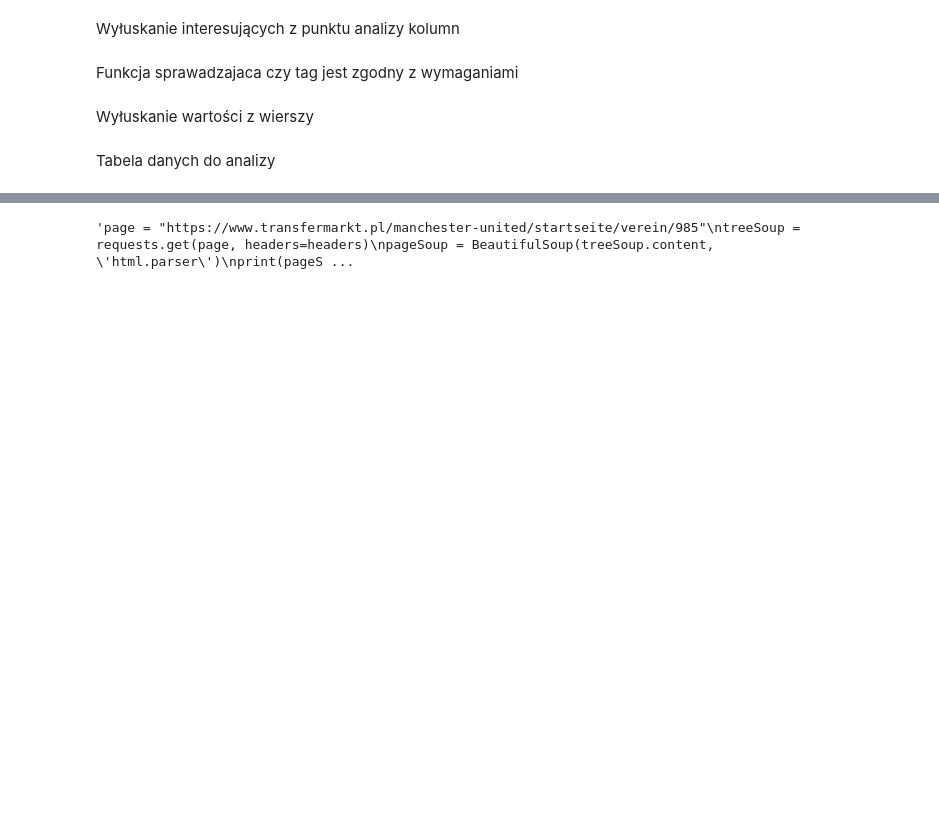
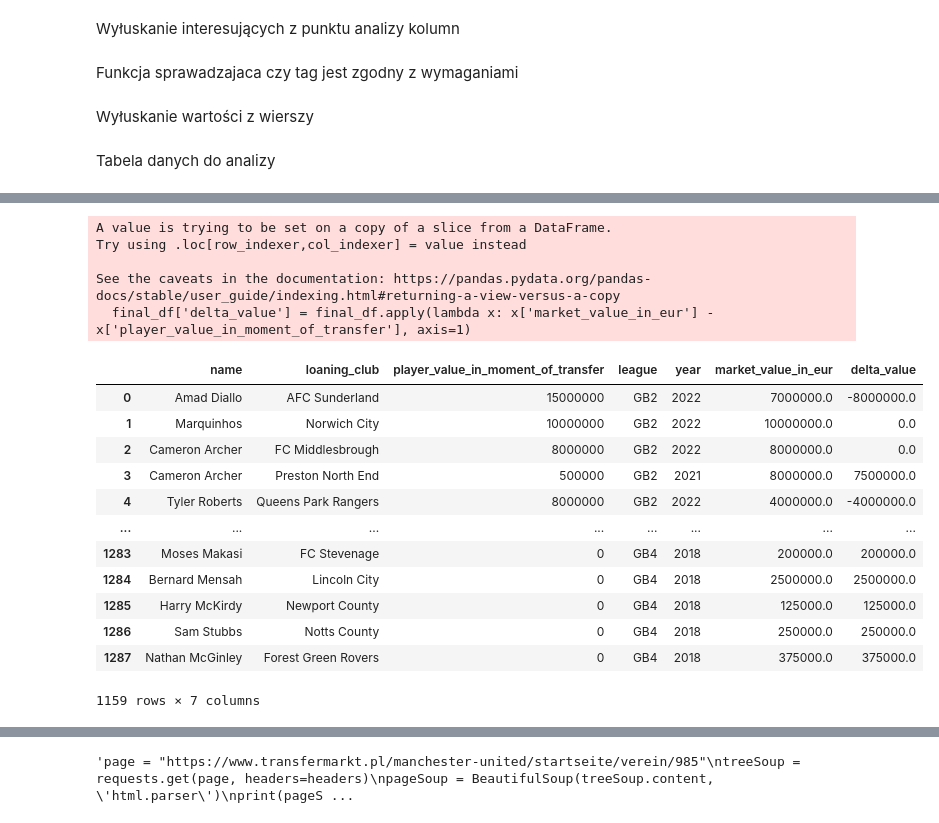
Before and after one commit to wsciekly-kredens/LoansEnglandAnalisis, a Jupyter notebook: analiza.ipynb, the cells around one changed output, grey strips where cells are left out. Drawn from its saved outputs; the diff is of its cells as text; code cells hidden in the pictures; blank space fills up the shorter version.

Commit message:
creating final table to analyze

```diff
--- a/analiza.ipynb
+++ b/analiza.ipynb
@@ -105,0 +125,6 @@ Graczy: 963, Klubów: 1926, Wartości: 1926
+# %%
+players = pd.read_csv("players.csv")
+players = players.loc[:, ['name','market_value_in_eur']]
+final_df = pd.merge(loan_df,players, on='name')
+final_df.to_csv("final_loans.csv", index = False)
+final_df
@@ -105,0 +181,22 @@ Graczy: 963, Klubów: 1926, Wartości: 1926
+# %%
+final_df['delta_value'] = final_df.apply(lambda x: x['market_value_in_eur'] - x['player_value_in_moment_of_transfer'], axis=1)
+final_df
+# %% [output]
+A value is trying to be set on a copy of a slice from a DataFrame.
+Try using .loc[row_indexer,col_indexer] = value instead
+
+See the caveats in the documentation: https://pandas.pydata.org/pandas-docs/stable/user_guide/indexing.html#returning-a-view-versus-a-copy
+  final_df['delta_value'] = final_df.apply(lambda x: x['market_value_in_eur'] - x['player_value_in_moment_of_transfer'], axis=1)
+|  | name | loaning_club | player_value_in_moment_of_transfer | league | year | market_value_in_eur | delta_value |
+| 0 | Amad Diallo | AFC Sunderland | 15000000 | GB2 | 2022 | 7000000.0 | -8000000.0 |
+| 1 | Marquinhos | Norwich City | 10000000 | GB2 | 2022 | 10000000.0 | 0.0 |
+| 2 | Cameron Archer | FC Middlesbrough | 8000000 | GB2 | 2022 | 8000000.0 | 0.0 |
+| 3 | Cameron Archer | Preston North End | 500000 | GB2 | 2021 | 8000000.0 | 7500000.0 |
+| 4 | Tyler Roberts | Queens Park Rangers | 8000000 | GB2 | 2022 | 4000000.0 | -4000000.0 |
+| ... | ... | ... | ... | ... | ... | ... | ... |
+| 1283 | Moses Makasi | FC Stevenage | 0 | GB4 | 2018 | 200000.0 | 200000.0 |
+| 1284 | Bernard Mensah | Lincoln City | 0 | GB4 | 2018 | 2500000.0 | 2500000.0 |
+| 1285 | Harry McKirdy | Newport County | 0 | GB4 | 2018 | 125000.0 | 125000.0 |
+| 1286 | Sam Stubbs | Notts County | 0 | GB4 | 2018 | 250000.0 | 250000.0 |
+| 1287 | Nathan McGinley | Forest Green Rovers | 0 | GB4 | 2018 | 375000.0 | 375000.0 |
+1159 rows × 7 columns
```
Also changed, not shown: parts of 12 cells of this notebook, 5 other files.
